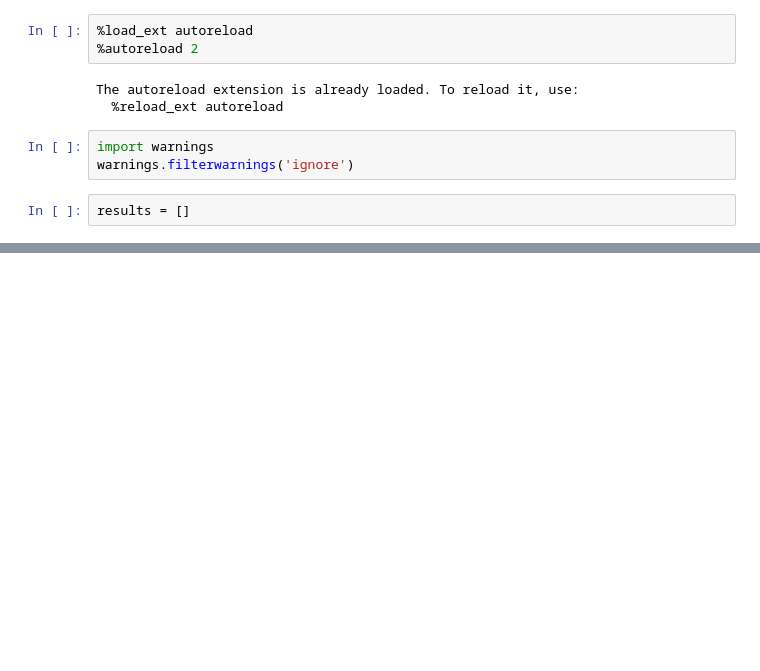
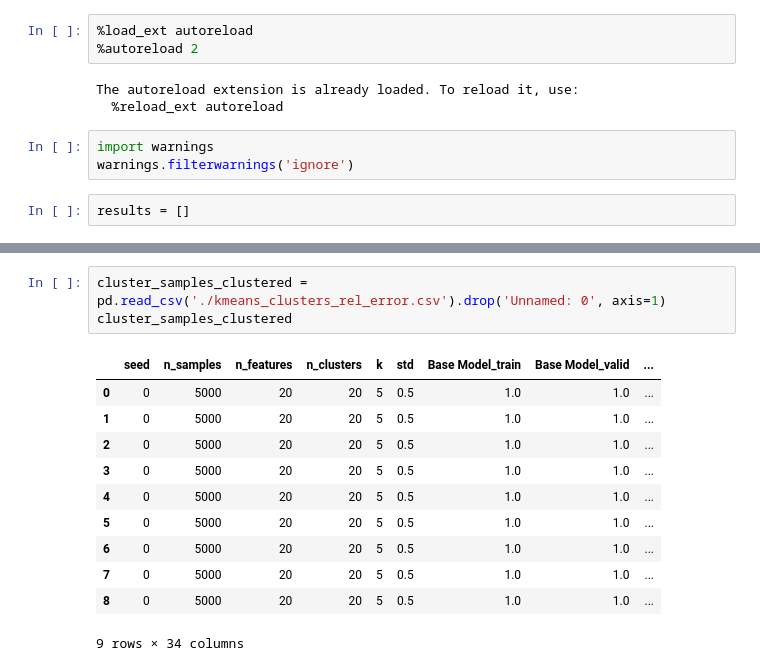
Before and after one commit to huenemoerder/kmean-lis, a Jupyter notebook: Experiment_01__kmeans_clustered.ipynb, the cells around one changed output, grey strips where cells are left out. Drawn from its saved outputs; the diff is of its cells as text; blank space fills up the shorter version.

Commit message:
rel_error

```diff
--- a/Experiment_01__kmeans_clustered.ipynb
+++ b/Experiment_01__kmeans_clustered.ipynb
@@ -35,0 +55,15 @@ for n in tqdm(ns):
+# %%
+cluster_samples_clustered = pd.read_csv('./kmeans_clusters_rel_error.csv').drop('Unnamed: 0', axis=1)
+cluster_samples_clustered
+# %% [output]
+|  | seed | n_samples | n_features | n_clusters | k | std | Base Model_train | Base Model_valid | ... |
+| 0 | 0 | 5000 | 20 | 20 | 5 | 0.5 | 1.0 | 1.0 | ... |
+| 1 | 0 | 5000 | 20 | 20 | 5 | 0.5 | 1.0 | 1.0 | ... |
+| 2 | 0 | 5000 | 20 | 20 | 5 | 0.5 | 1.0 | 1.0 | ... |
+| 3 | 0 | 5000 | 20 | 20 | 5 | 0.5 | 1.0 | 1.0 | ... |
+| 4 | 0 | 5000 | 20 | 20 | 5 | 0.5 | 1.0 | 1.0 | ... |
+| 5 | 0 | 5000 | 20 | 20 | 5 | 0.5 | 1.0 | 1.0 | ... |
+| 6 | 0 | 5000 | 20 | 20 | 5 | 0.5 | 1.0 | 1.0 | ... |
+| 7 | 0 | 5000 | 20 | 20 | 5 | 0.5 | 1.0 | 1.0 | ... |
+| 8 | 0 | 5000 | 20 | 20 | 5 | 0.5 | 1.0 | 1.0 | ... |
+9 rows × 34 columns
```
Also changed, not shown: parts of 3 cells of this notebook, 5 other files.
